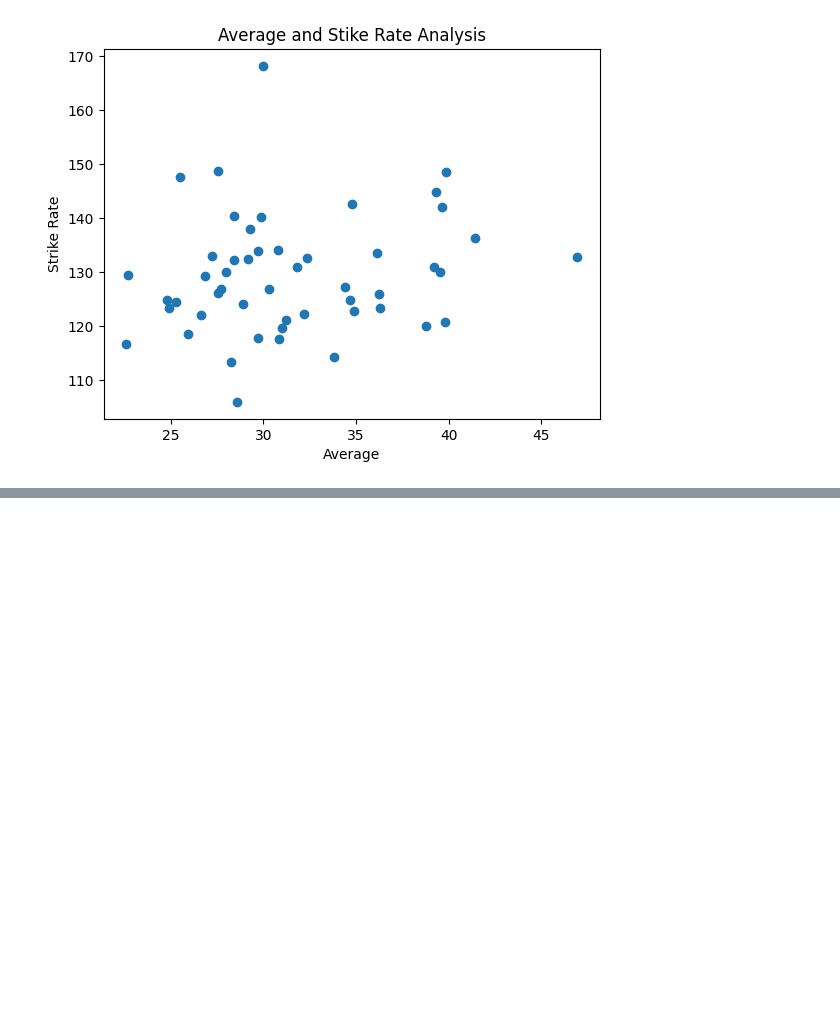
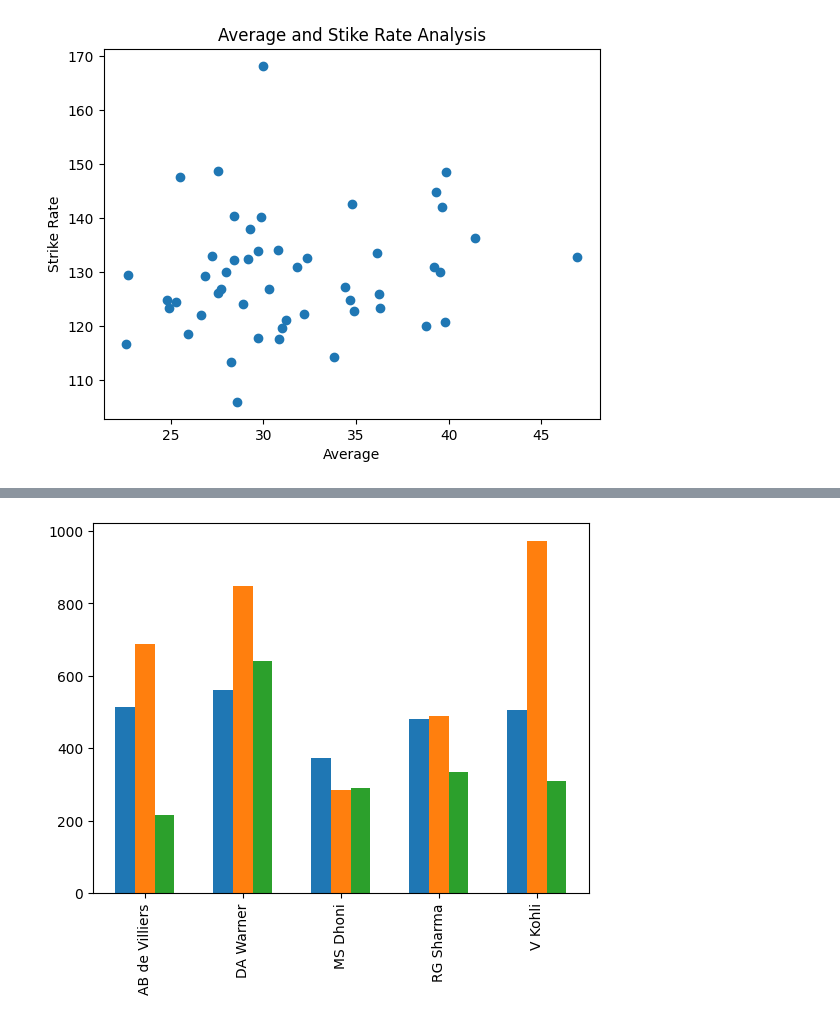
Before and after one commit to anshulkansal121/Python-Programming, a Jupyter notebook: Visualization/Matplotlib/Matplotlib.ipynb, the cells around one changed output, grey strips where cells are left out. Saved outputs shown, nothing was run; the diff lists cells and outputs as text; code cells hidden in the pictures; blank space fills up the shorter version.

```diff
--- a/Visualization/Matplotlib/Matplotlib.ipynb
+++ b/Visualization/Matplotlib/Matplotlib.ipynb
@@ -154,0 +201,10 @@ Text(0, 0.5, 'Strike Rate')
+# %%
+plt.bar(np.arange(df.shape[0])-0.2, df['2015'], width = 0.2)
+plt.bar(np.arange(df.shape[0]), df['2016'], width = 0.2)
+plt.bar(np.arange(df.shape[0]) + 0.2, df['2017'], width = 0.2)
+# The numbers preseant at each index/possition its a center position of that bar
+
+plt.xticks(np.arange(df.shape[0]), df['batsman'], rotation = 'vertical')
+plt.show()
+# %% [output]
+[figure, added]
```
Also changed, not shown: parts of 17 cells of this notebook.
